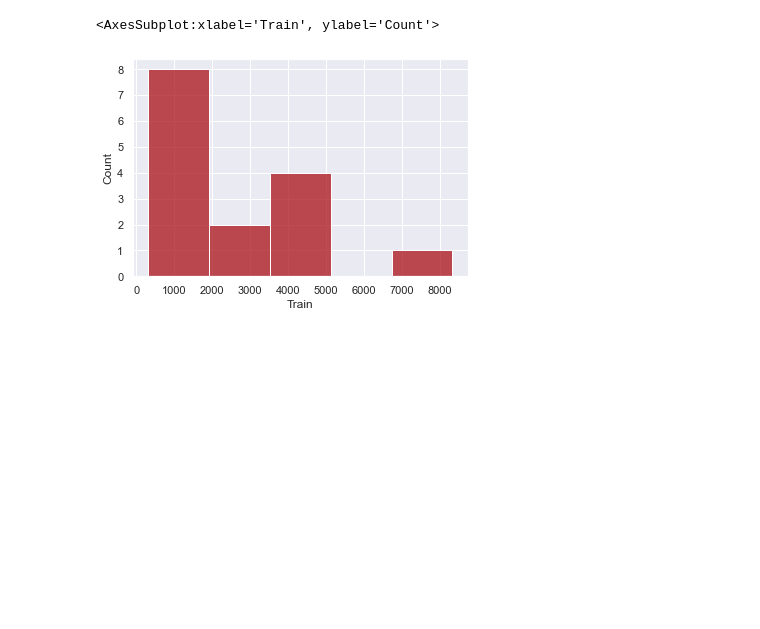
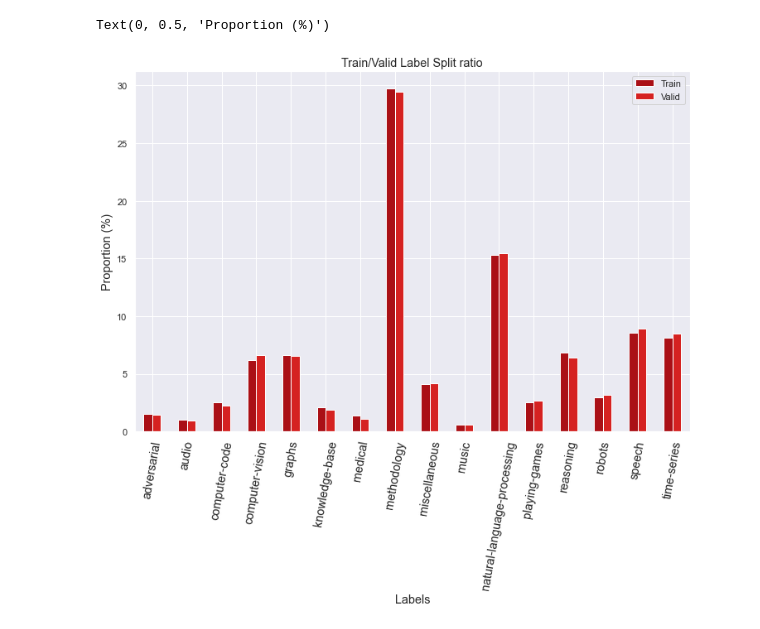
Before and after one commit to 1pha/paperswithtopic, a Jupyter notebook: inference.ipynb, the cells around one changed output. Cells and saved outputs as stored; diff of their text form; code cells hidden in the pictures; blank space fills up the shorter version.

```diff
--- a/inference.ipynb
+++ b/inference.ipynb
@@ -163,8 +68,11 @@ field
 # %%
 cfg = load_config()
-cfg.use_saved = False
+cfg.use_saved = True
 cfg.pre_embed = False
 cfg.use_bert_embed = False
+
+cfg.drop = []
 # %%
+preprocess = Preprocess(cfg=cfg)
 X, y = preprocess.pp_pipeline()
 idx2word = preprocess.idx2word
@@ -210,10 +96,16 @@ valid_labels = pd.Series(Counter(np.where(valid_labels == 1)[1]))
 # %%
 dist = pd.DataFrame(
 [train_labels, valid_labels], index=['Train', 'Valid']).T
-# %%
-import seaborn as sns
-sns.set_theme(context='notebook', palette='Reds_r')
-sns.histplot(data=dist, x='Train')
-# %% [output]
-<AxesSubplot:xlabel='Train', ylabel='Count'>
-[figure, removed]
+# %%
+column2idx = load_config('./data/column2idx.yml')
+column2idx = {v: k for k, v in column2idx.items()}
+# %%
+fig, ax = plt.subplots(figsize=(12, 8))
+(dist / dist.sum(axis=0) * 100).plot(kind='bar', ax=ax)
+ax.set_title('Train/Valid Label Split ratio', size='large')
+ax.set_xlabel('Labels', size='large')
+ax.set_xticklabels(list(column2idx.values()), rotation=80, size='large')
+ax.set_ylabel('Proportion (%)', size='large')
+# %% [output]
+Text(0, 0.5, 'Proportion (%)')
+[figure, added]
```
Also changed, not shown: parts of 23 cells of this notebook, 3 other files.
